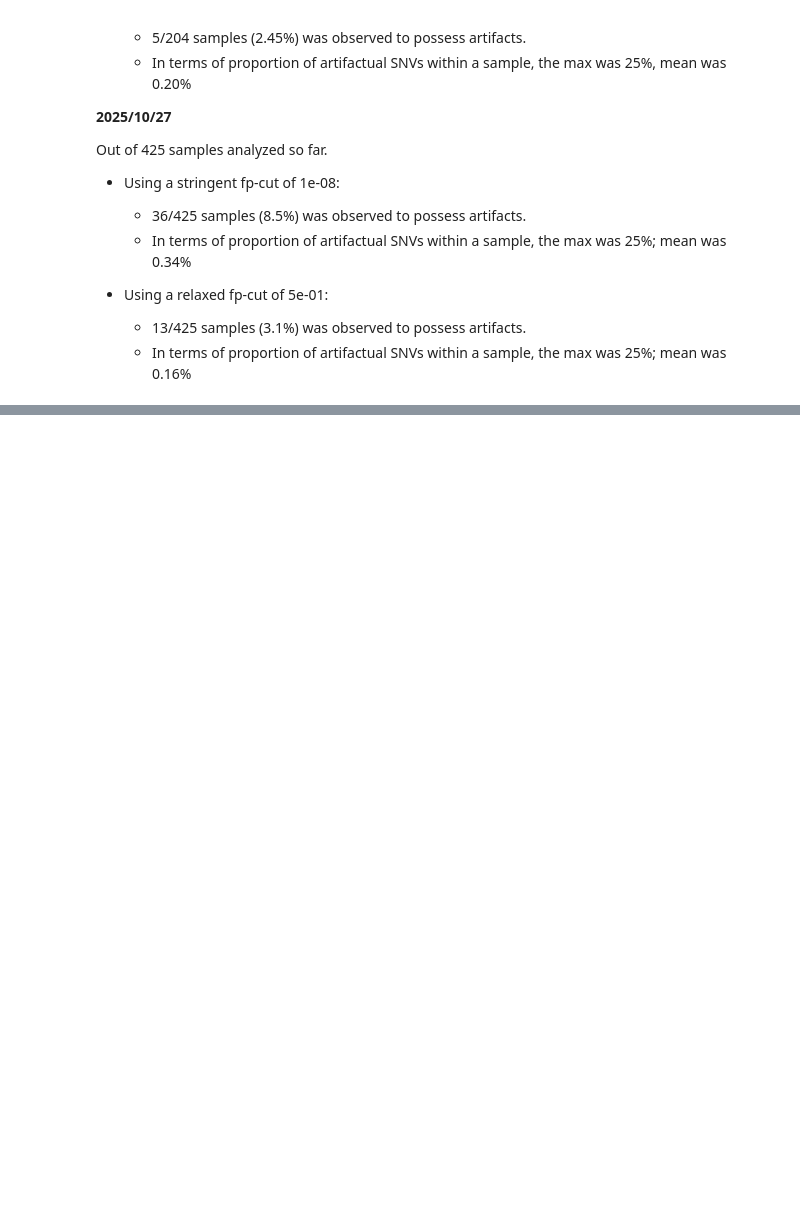
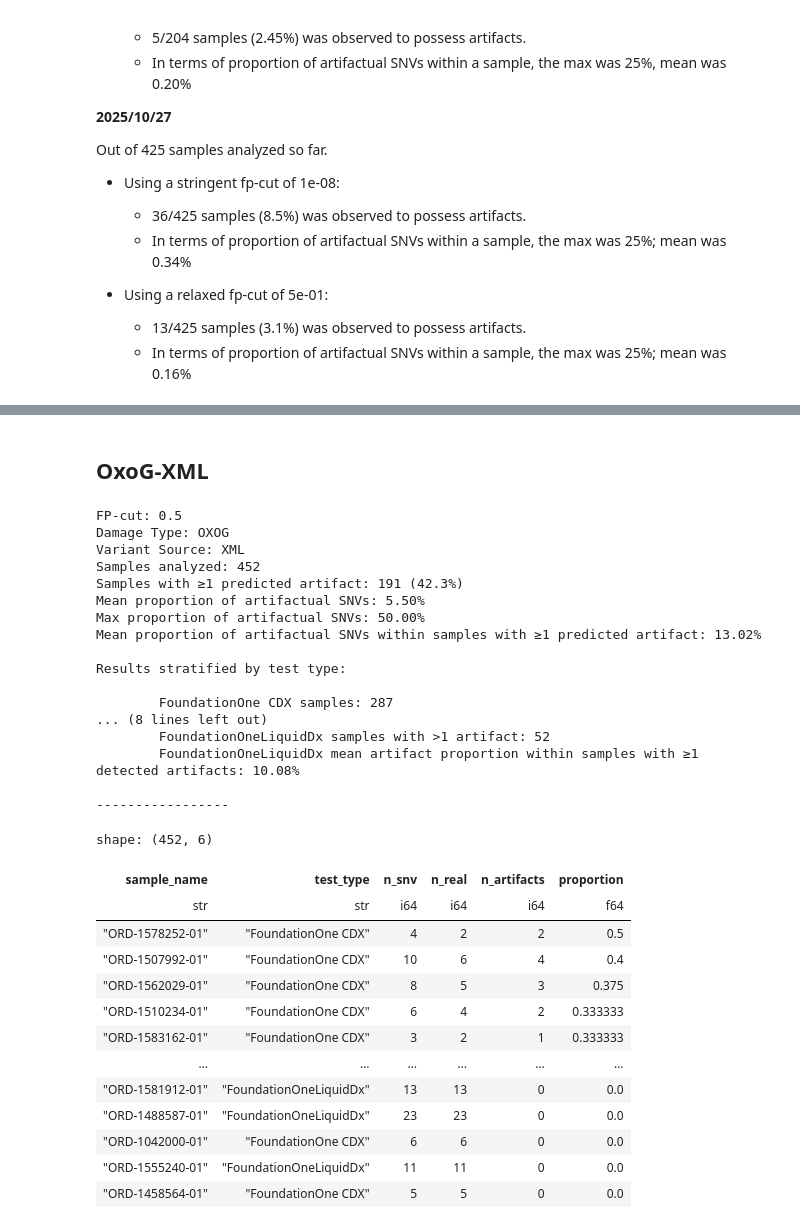
Before and after one commit to MoyukhShabon/fm-arti-stats, a Jupyter notebook: analysis/proportion.ipynb, the cells around one changed output, grey strips where cells are left out. Cells and saved outputs as stored; diff of their text form; code cells hidden in the pictures; blank space fills up the shorter version.

```diff
--- a/analysis/proportion.ipynb
+++ b/analysis/proportion.ipynb
@@ -311,0 +384,36 @@ Out of 425 samples analyzed so far.
+# %% [markdown]
+## OxoG-XML
+# %%
+get_res("xml", "oxog", 5e-01)
+# %% [output]
+FP-cut: 0.5
+Damage Type: OXOG
+Variant Source: XML
+Samples analyzed: 452
+Samples with ≥1 predicted artifact: 191 (42.3%)
+Mean proportion of artifactual SNVs: 5.50%
+Max proportion of artifactual SNVs: 50.00%
+Mean proportion of artifactual SNVs within samples with ≥1 predicted artifact: 13.02%
+
+Results stratified by test type:
+
+        FoundationOne CDX samples: 287
+... (8 lines left out)
+        FoundationOneLiquidDx samples with >1 artifact: 52
+        FoundationOneLiquidDx mean artifact proportion within samples with ≥1 detected artifacts: 10.08%
+
+-----------------
+shape: (452, 6)
+| sample_name | test_type | n_snv | n_real | n_artifacts | proportion |
+| str | str | i64 | i64 | i64 | f64 |
+| "ORD-1578252-01" | "FoundationOne CDX" | 4 | 2 | 2 | 0.5 |
+| "ORD-1507992-01" | "FoundationOne CDX" | 10 | 6 | 4 | 0.4 |
+| "ORD-1562029-01" | "FoundationOne CDX" | 8 | 5 | 3 | 0.375 |
+| "ORD-1510234-01" | "FoundationOne CDX" | 6 | 4 | 2 | 0.333333 |
+| "ORD-1583162-01" | "FoundationOne CDX" | 3 | 2 | 1 | 0.333333 |
+| … | … | … | … | … | … |
+| "ORD-1581912-01" | "FoundationOneLiquidDx" | 13 | 13 | 0 | 0.0 |
+| "ORD-1488587-01" | "FoundationOneLiquidDx" | 23 | 23 | 0 | 0.0 |
+| "ORD-1042000-01" | "FoundationOne CDX" | 6 | 6 | 0 | 0.0 |
+| "ORD-1555240-01" | "FoundationOneLiquidDx" | 11 | 11 | 0 | 0.0 |
+| "ORD-1458564-01" | "FoundationOne CDX" | 5 | 5 | 0 | 0.0 |
```
Also changed, not shown: parts of 15 cells of this notebook, 1 other file.
